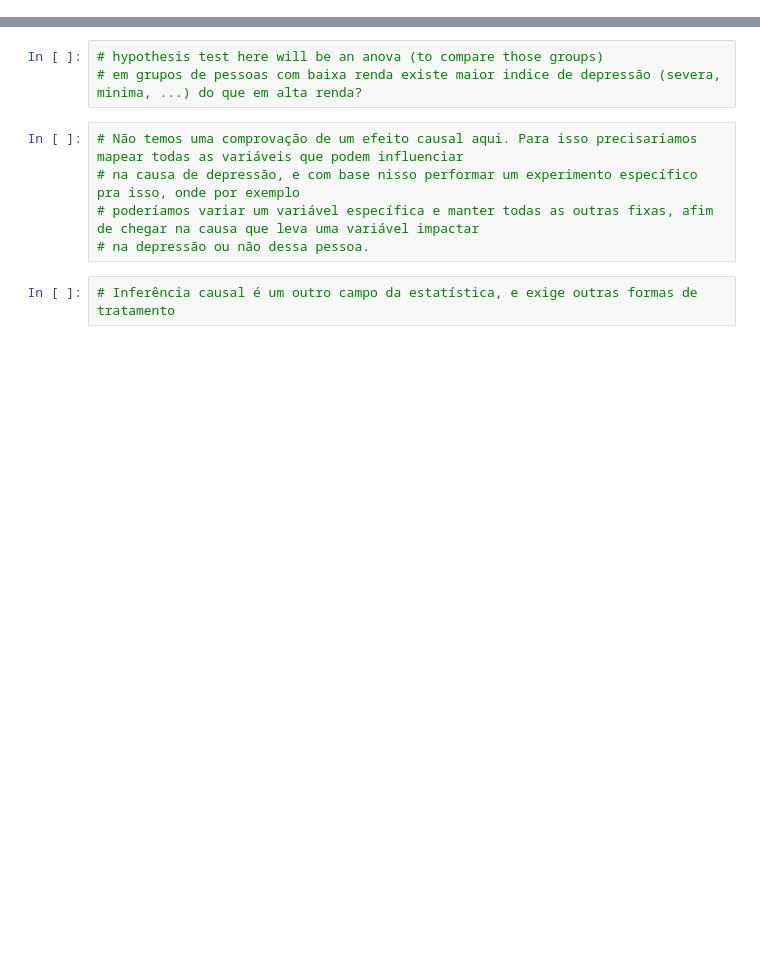
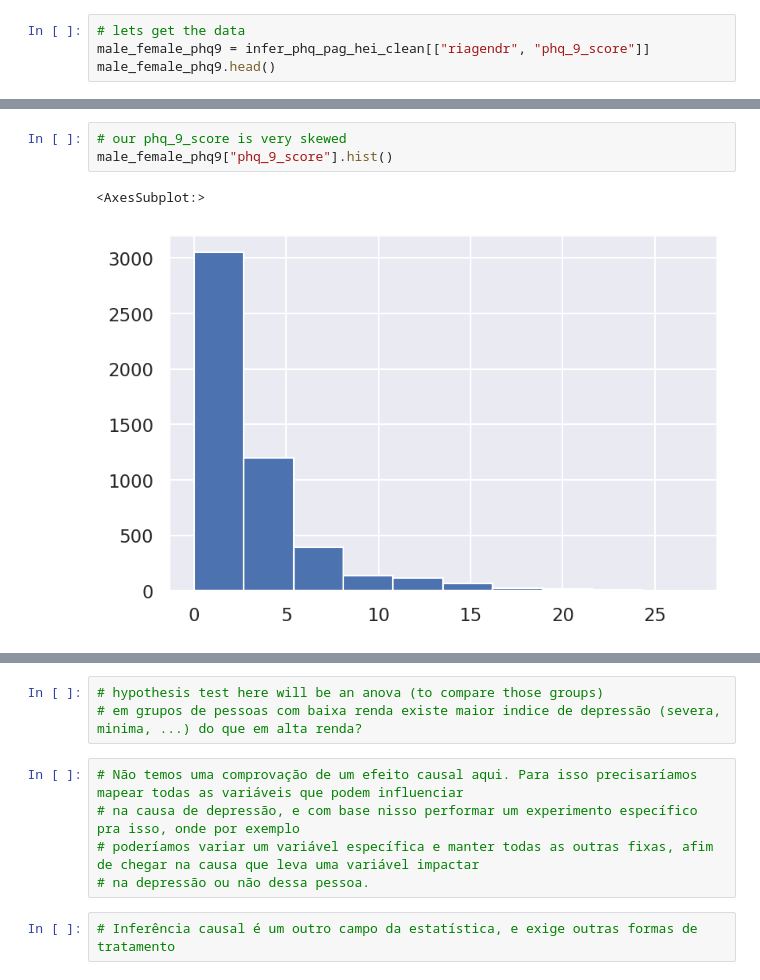
Before and after one commit to LucianoBatista/stat-infer-health-habits, a Jupyter notebook: 03-hypothesis-tests/03-hyp-tests.ipynb, the cells around one changed output, grey strips where cells are left out. Saved outputs shown, nothing was run; the diff lists cells and outputs as text; blank space fills up the shorter version.

Commit message:
:sparkles: hypothesis ztest for the gender comparison means and the phq_9_score.

```diff
--- a/03-hypothesis-tests/03-hyp-tests.ipynb
+++ b/03-hypothesis-tests/03-hyp-tests.ipynb
@@ -29,0 +42,4 @@ infer_phq_pag_hei_clean.shape
+# %%
+# lets get the data
+male_female_phq9 = infer_phq_pag_hei_clean[["riagendr", "phq_9_score"]]
+male_female_phq9.head()
@@ -29,0 +53,6 @@ infer_phq_pag_hei_clean.shape
+# %%
+# our phq_9_score is very skewed
+male_female_phq9["phq_9_score"].hist()
+# %% [output]
+<AxesSubplot:>
+[figure, added]
```
Also changed, not shown: parts of 14 cells of this notebook, 1 other file.
